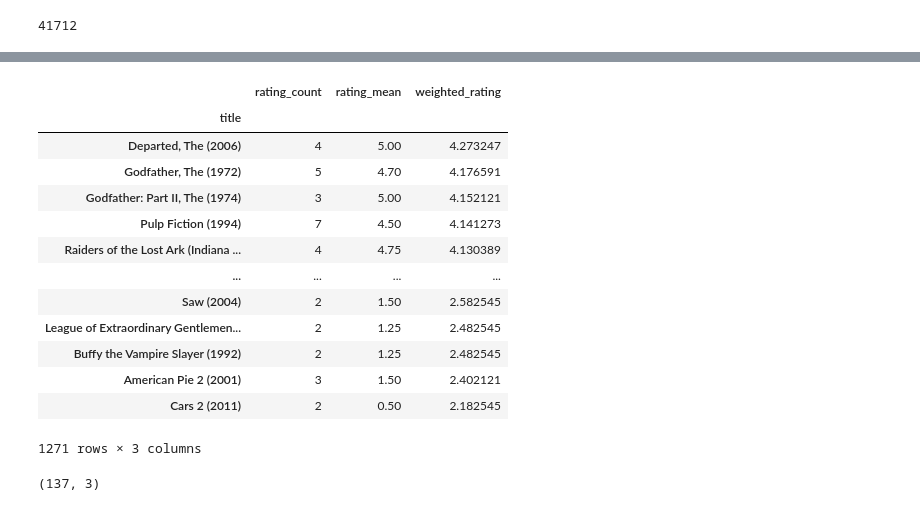
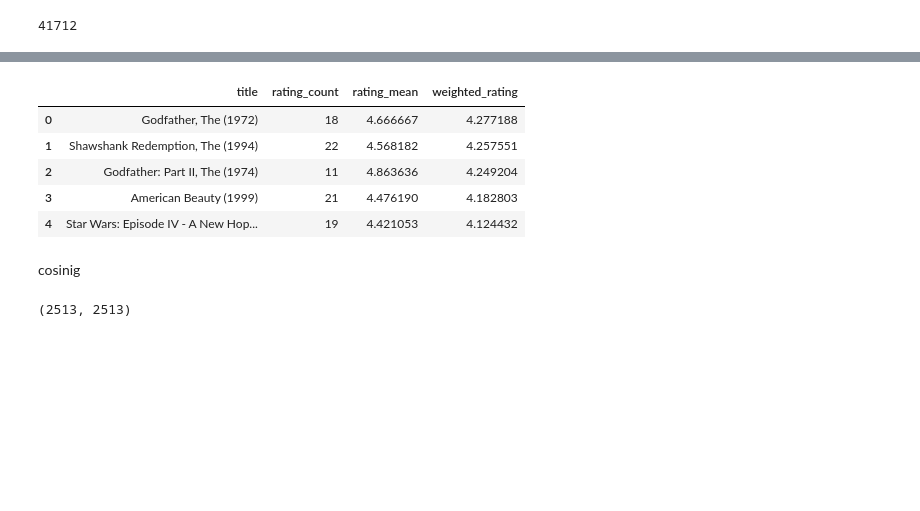
Before and after one commit to MaureenMbugua/Unsupervised-Predict-Team-ES2, a Jupyter notebook: rough1.ipynb, the cells around one changed output, grey strips where cells are left out. Cells and saved outputs as stored; diff of their text form; code cells hidden in the pictures; blank space fills up the shorter version.

```diff
--- a/rough1.ipynb
+++ b/rough1.ipynb
@@ -1331,25 +1337,15 @@ df3_mod['weighted_rating'] = df3_mod.apply(weighted_rating, axis=1)
 
 sorted_df = df3_mod.sort_values('weighted_rating', ascending=False)
 # %%
-sorted_df
+sorted_df.reset_index(inplace=True)
-# %% [output]
-|  | rating_count | rating_mean | weighted_rating |
-| title |  |  |  |
-| Departed, The (2006) | 4 | 5.00 | 4.273247 |
-| Godfather, The (1972) | 5 | 4.70 | 4.176591 |
-| Godfather: Part II, The (1974) | 3 | 5.00 | 4.152121 |
-| Pulp Fiction (1994) | 7 | 4.50 | 4.141273 |
-| Raiders of the Lost Ark (Indiana ... | 4 | 4.75 | 4.130389 |
-| ... | ... | ... | ... |
-| Saw (2004) | 2 | 1.50 | 2.582545 |
-| League of Extraordinary Gentlemen... | 2 | 1.25 | 2.482545 |
-| Buffy the Vampire Slayer (1992) | 2 | 1.25 | 2.482545 |
-| American Pie 2 (2001) | 3 | 1.50 | 2.402121 |
-| Cars 2 (2011) | 2 | 0.50 | 2.182545 |
-1271 rows × 3 columns
-# %%
-# Creating a dataframe for movies that meet requirement to be in the trend or ranked list
-df3_mod = df3_mod[(df3_mod['rating_count'] >= m)]
-df3_mod.shape
-# %% [output]
-(137, 3)
+# %%
+sorted_df.head()
+# %% [output]
+|  | title | rating_count | rating_mean | weighted_rating |
+| 0 | Godfather, The (1972) | 18 | 4.666667 | 4.277188 |
+| 1 | Shawshank Redemption, The (1994) | 22 | 4.568182 | 4.257551 |
+| 2 | Godfather: Part II, The (1974) | 11 | 4.863636 | 4.249204 |
+| 3 | American Beauty (1999) | 21 | 4.476190 | 4.182803 |
+| 4 | Star Wars: Episode IV - A New Hop... | 19 | 4.421053 | 4.124432 |
+# %% [markdown]
+cosinig
@@ -1355,0 +1358,6 @@ df3_mod.shape
+# %%
+cosine_sim_enrich = cosine_similarity(df_array,
+                                        df_array)
+print (cosine_sim_enrich.shape)
+# %% [output]
+(2513, 2513)
```
Also changed, not shown: parts of 22 cells of this notebook, 5 other files.
